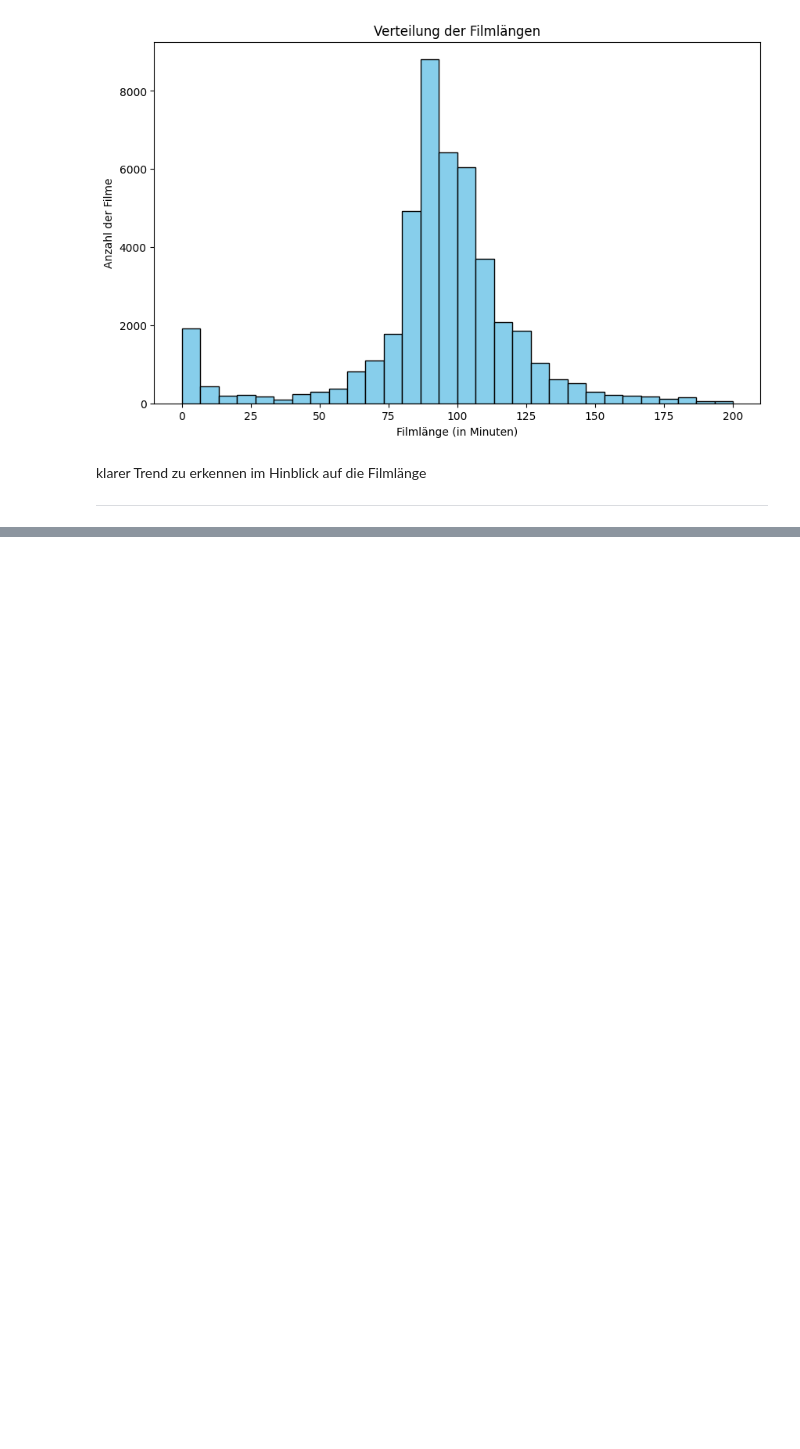
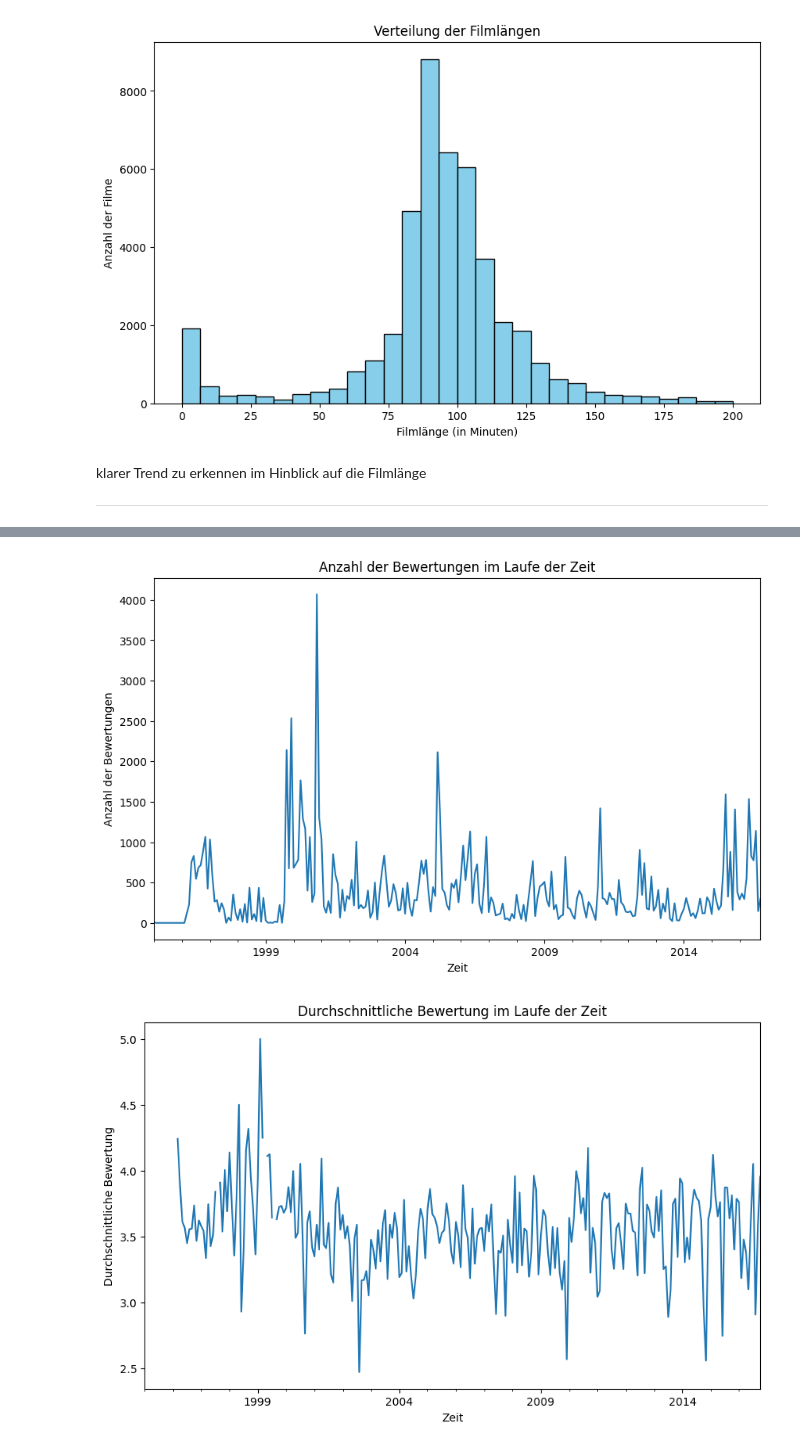
Before and after one commit to Hakan1998/Enterprise-AI-finalproject, a Jupyter notebook: EDA_movie.ipynb, the cells around one changed output, grey strips where cells are left out. Saved outputs shown, nothing was run; the diff lists cells and outputs as text; code cells hidden in the pictures; blank space fills up the shorter version.

```diff
--- a/EDA_movie.ipynb
+++ b/EDA_movie.ipynb
@@ -246,0 +310,24 @@ klarer Trend zu erkennen im Hinblick auf die Filmlänge
+# %%
+#zeitbasierte Analyse#
+# Bewertungen über die Zeit
+df['timestamp'] = pd.to_datetime(df['timestamp'], unit='s')
+df.set_index('timestamp', inplace=True)
+ratings_over_time = df.resample('M').size()
+plt.figure(figsize=(10, 6))
+ratings_over_time.plot()
+plt.title('Anzahl der Bewertungen im Laufe der Zeit')
+plt.xlabel('Zeit')
+plt.ylabel('Anzahl der Bewertungen')
+plt.show()
+
+# Durchschnittliche Bewertung über die Zeit
+average_rating_over_time = df.resample('M')['rating'].mean()
+plt.figure(figsize=(10, 6))
+average_rating_over_time.plot()
+plt.title('Durchschnittliche Bewertung im Laufe der Zeit')
+plt.xlabel('Zeit')
+plt.ylabel('Durchschnittliche Bewertung')
+plt.show()
+# %% [output]
+[figure, added]
+[figure, added]
```
Also changed, not shown: parts of 9 cells of this notebook.
